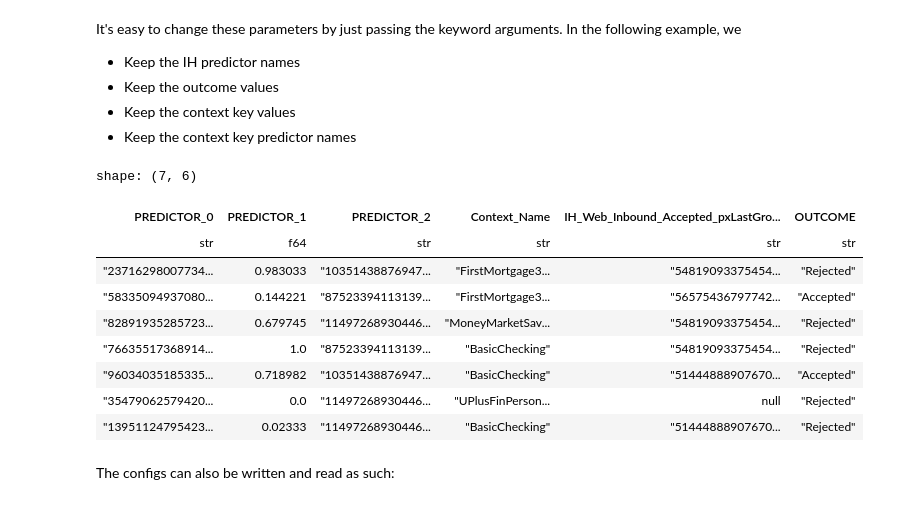
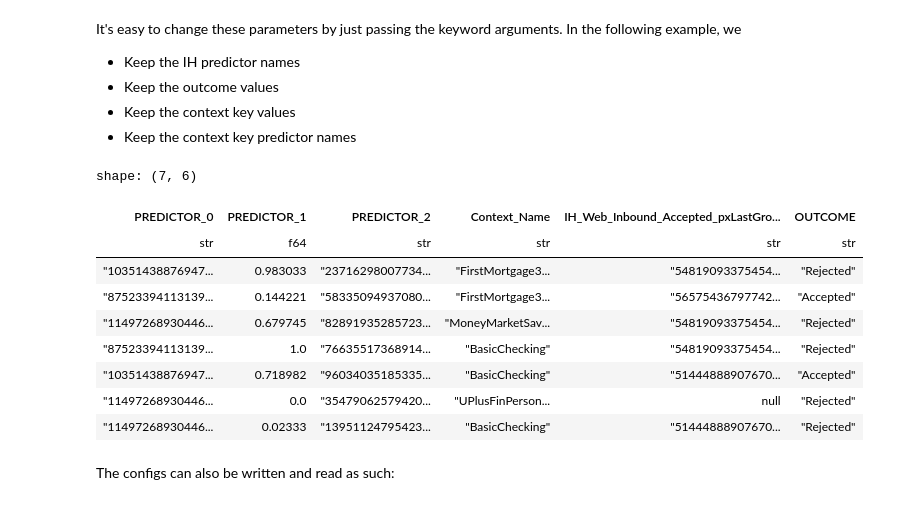
Before and after one commit to pegasystems/pega-datascientist-tools, a Jupyter notebook: docs/Python/articles/Example_Data_Anonymization.ipynb, the cells around one changed output. Cells and saved outputs as stored; diff of their text form; code cells hidden in the pictures.

Commit message:
Updated anonymization docs

```diff
--- a/docs/Python/articles/Example_Data_Anonymization.ipynb
+++ b/docs/Python/articles/Example_Data_Anonymization.ipynb
@@ -100,19 +100,25 @@ It's easy to change these parameters by just passing the keyword arguments. In t
 - Keep the context key values
 - Keep the context key predictor names
 # %%
-anon = DataAnonymization(hds_folder='../../data', mask_ih_names=False, mask_outcome_values=False, mask_context_key_values=False, mask_context_key_names=False)
+anon = DataAnonymization(
+    hds_folder='../../../../data/',
+    mask_ih_names=False,
+    mask_outcome_values=False,
+    mask_context_key_values=False,
+    mask_context_key_names=False,
+)
 anon.process()
 # %% [output]
 shape: (7, 6)
 | PREDICTOR_0 | PREDICTOR_1 | PREDICTOR_2 | Context_Name | IH_Web_Inbound_Accepted_pxLastGro... | OUTCOME |
 | str | f64 | str | str | str | str |
-| "23716298007734... | 0.983033 | "10351438876947... | "FirstMortgage3... | "54819093375454... | "Rejected" |
-| "58335094937080... | 0.144221 | "87523394113139... | "FirstMortgage3... | "56575436797742... | "Accepted" |
-| "82891935285723... | 0.679745 | "11497268930446... | "MoneyMarketSav... | "54819093375454... | "Rejected" |
-| "76635517368914... | 1.0 | "87523394113139... | "BasicChecking" | "54819093375454... | "Rejected" |
-| "96034035185335... | 0.718982 | "10351438876947... | "BasicChecking" | "51444888907670... | "Accepted" |
-| "35479062579420... | 0.0 | "11497268930446... | "UPlusFinPerson... | null | "Rejected" |
-| "13951124795423... | 0.02333 | "11497268930446... | "BasicChecking" | "51444888907670... | "Rejected" |
+| "10351438876947... | 0.983033 | "23716298007734... | "FirstMortgage3... | "54819093375454... | "Rejected" |
+| "87523394113139... | 0.144221 | "58335094937080... | "FirstMortgage3... | "56575436797742... | "Accepted" |
+| "11497268930446... | 0.679745 | "82891935285723... | "MoneyMarketSav... | "54819093375454... | "Rejected" |
+| "87523394113139... | 1.0 | "76635517368914... | "BasicChecking" | "54819093375454... | "Rejected" |
+| "10351438876947... | 0.718982 | "96034035185335... | "BasicChecking" | "51444888907670... | "Accepted" |
+| "11497268930446... | 0.0 | "35479062579420... | "UPlusFinPerson... | null | "Rejected" |
+| "11497268930446... | 0.02333 | "13951124795423... | "BasicChecking" | "51444888907670... | "Rejected" |
 # %% [markdown]
 The configs can also be written and read as such:
 # %%
```
Also changed, not shown: parts of 10 cells of this notebook, 15 other files.
